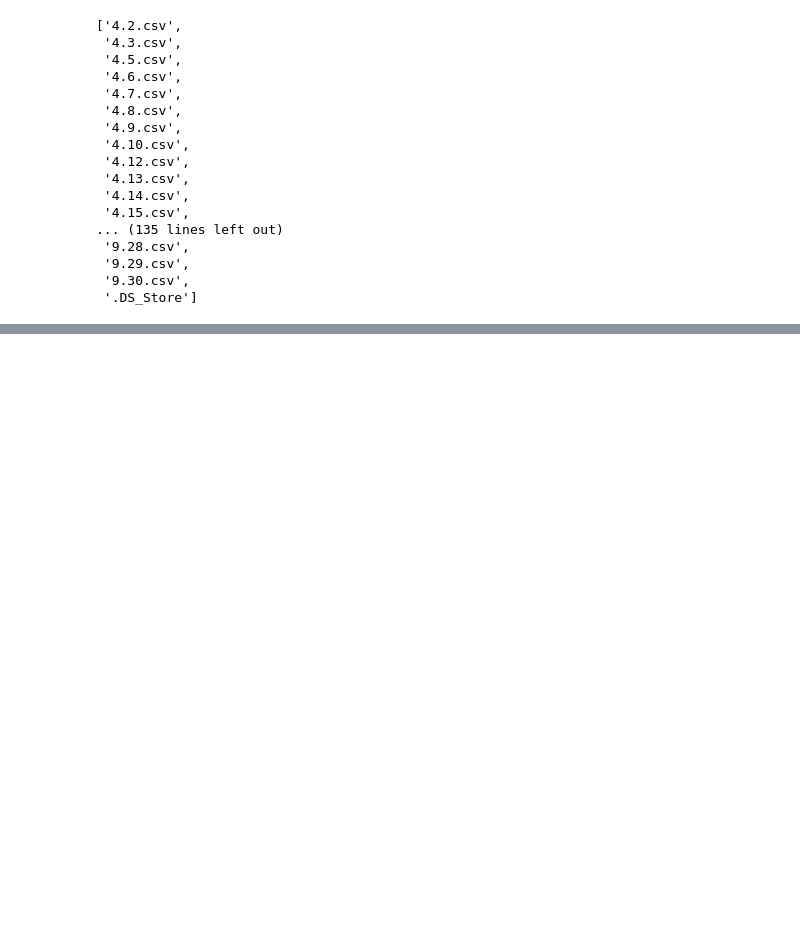
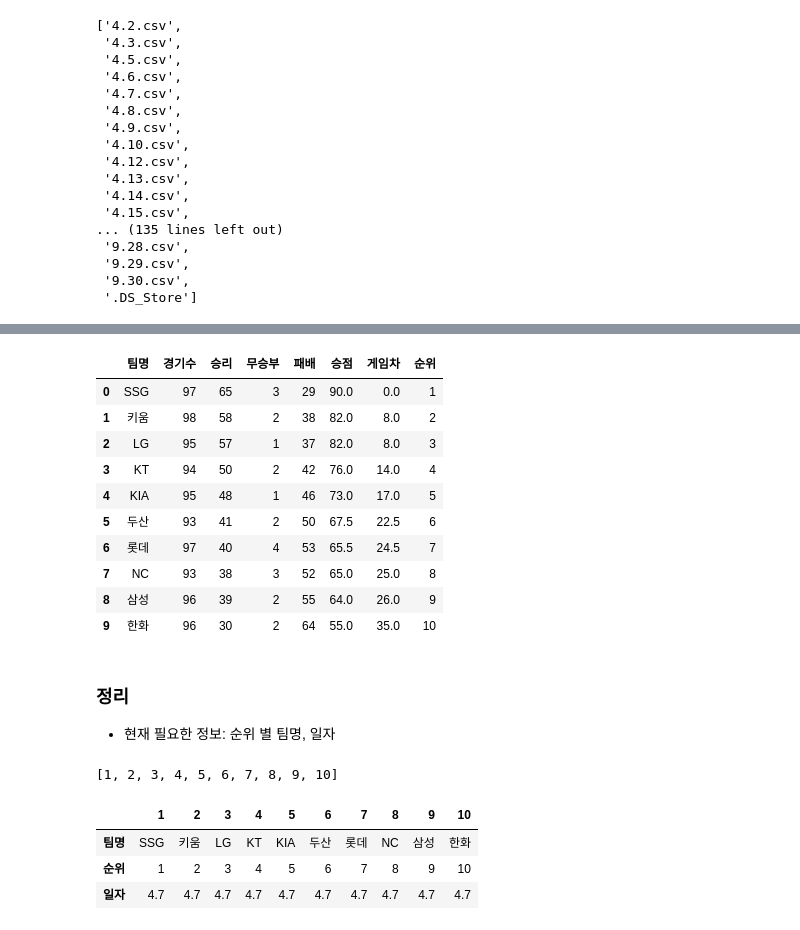
Before and after one commit to JorimJoram/BaseBall_Posting, a Jupyter notebook: Data_Crawling/Schedule.ipynb, the cells around one changed output, grey strips where cells are left out. Drawn from its saved outputs; the diff is of its cells as text; code cells hidden in the pictures; blank space fills up the shorter version.

```diff
--- a/Data_Crawling/Schedule.ipynb
+++ b/Data_Crawling/Schedule.ipynb
@@ -184,0 +236,19 @@ test_df
+# %%
+test_data = pd.read_csv("./date_rank/8.4.csv", index_col=False)
+test_data.rename(columns={"Unnamed: 0":"팀명"}, inplace=True)
+test_data
+# %% [output]
+|  | 팀명 | 경기수 | 승리 | 무승부 | 패배 | 승점 | 게임차 | 순위 |
+| 0 | SSG | 97 | 65 | 3 | 29 | 90.0 | 0.0 | 1 |
+| 1 | 키움 | 98 | 58 | 2 | 38 | 82.0 | 8.0 | 2 |
+| 2 | LG | 95 | 57 | 1 | 37 | 82.0 | 8.0 | 3 |
+| 3 | KT | 94 | 50 | 2 | 42 | 76.0 | 14.0 | 4 |
+| 4 | KIA | 95 | 48 | 1 | 46 | 73.0 | 17.0 | 5 |
+| 5 | 두산 | 93 | 41 | 2 | 50 | 67.5 | 22.5 | 6 |
+| 6 | 롯데 | 97 | 40 | 4 | 53 | 65.5 | 24.5 | 7 |
+| 7 | NC | 93 | 38 | 3 | 52 | 65.0 | 25.0 | 8 |
+| 8 | 삼성 | 96 | 39 | 2 | 55 | 64.0 | 26.0 | 9 |
+| 9 | 한화 | 96 | 30 | 2 | 64 | 55.0 | 35.0 | 10 |
+# %% [markdown]
+### 정리
+- 현재 필요한 정보: 순위 별 팀명, 일자
@@ -184,0 +258,5 @@ test_df
+# %%
+num_list = [int(i) for i in range(1,11)]
+num_list
+# %% [output]
+[1, 2, 3, 4, 5, 6, 7, 8, 9, 10]
@@ -184,0 +267,7 @@ test_df
+# %%
+test_data
+# %% [output]
+|  | 1 | 2 | 3 | 4 | 5 | 6 | 7 | 8 | 9 | 10 |
+| 팀명 | SSG | 키움 | LG | KT | KIA | 두산 | 롯데 | NC | 삼성 | 한화 |
+| 순위 | 1 | 2 | 3 | 4 | 5 | 6 | 7 | 8 | 9 | 10 |
+| 일자 | 4.7 | 4.7 | 4.7 | 4.7 | 4.7 | 4.7 | 4.7 | 4.7 | 4.7 | 4.7 |
```
Also changed, not shown: parts of 15 cells of this notebook.
